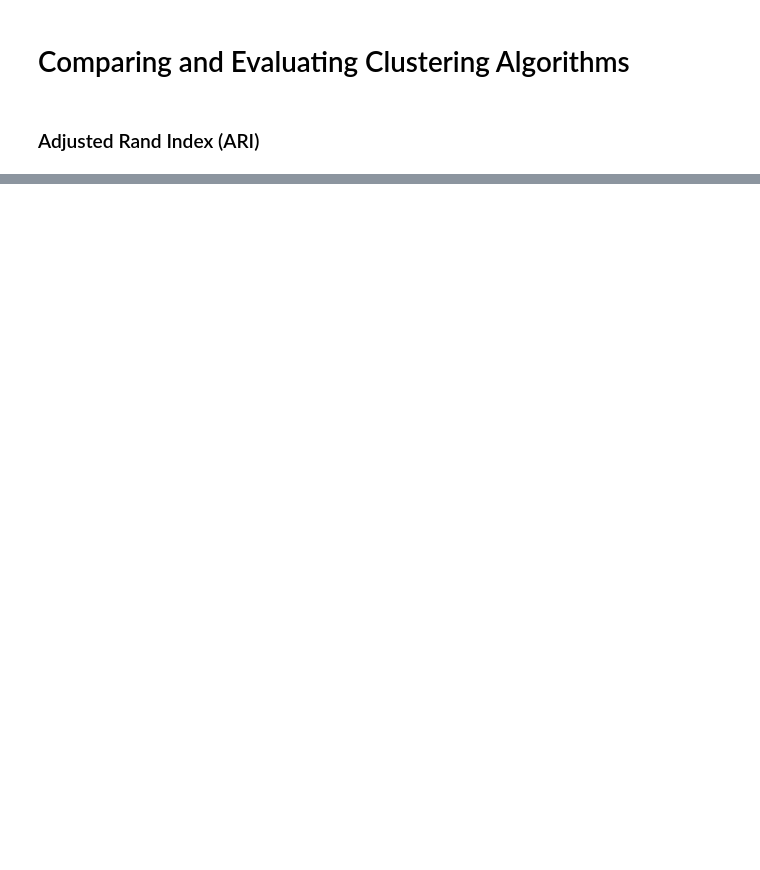
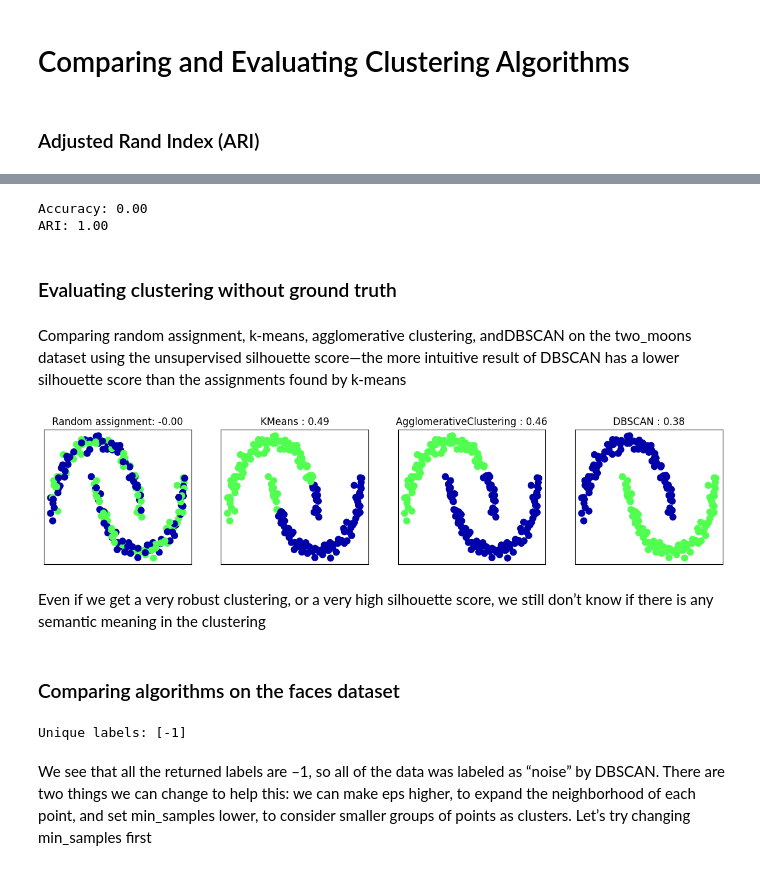
Before and after one commit to jurgenfolz/Machine-Learning-Examples, a Jupyter notebook: Unsupervised Learning/Clustering/Comparing and Evaluating Clustering Algorithms.ipynb, the cells around one changed output, grey strips where cells are left out. Cells and saved outputs as stored; diff of their text form; code cells hidden in the pictures; blank space fills up the shorter version.

```diff
--- a/Unsupervised Learning/Clustering/Comparing and Evaluating Clustering Algorithms.ipynb
+++ b/Unsupervised Learning/Clustering/Comparing and Evaluating Clustering Algorithms.ipynb
@@ -37,0 +43,44 @@ for ax, algorithm in zip(axes[1:], algorithms):
+# %%
+# these two labelings of points correspond to the same clustering
+clusters1 = [0, 0, 1, 1, 0]
+clusters2 = [1, 1, 0, 0, 1]
+# accuracy is zero, as none of the labels are the same
+print(f"Accuracy: {accuracy_score(clusters1, clusters2):.2f}")
+# adjusted rand score is 1, as the clustering is exactly the same
+print(f"ARI: {adjusted_rand_score(clusters1, clusters2):.2f}")
+# %% [output]
+Accuracy: 0.00
+ARI: 1.00
+# %% [markdown]
+### Evaluating clustering without ground truth
+# %% [markdown]
+Comparing random assignment, k-means, agglomerative clustering, andDBSCAN on the two_moons dataset using the unsupervised silhouette score—the more intuitive result of DBSCAN has a lower silhouette score than the assignments found by k-means
+# %%
+from sklearn.metrics.cluster import silhouette_score
+X, y = make_moons(n_samples=200, noise=0.05, random_state=0)
+# rescale the data to zero mean and unit variance
+scaler = StandardScaler()
+scaler.fit(X)
+X_scaled = scaler.transform(X)
+fig, axes = plt.subplots(1, 4, figsize=(15, 3),
+subplot_kw={'xticks': (), 'yticks': ()})
+# create a random cluster assignment for reference
+random_state = np.random.RandomState(seed=0)
+random_clusters = random_state.randint(low=0, high=2, size=len(X))
+# plot random assignment
+axes[0].scatter(X_scaled[:, 0], X_scaled[:, 1], c=random_clusters,
+cmap=mglearn.cm3, s=60)
+axes[0].set_title(f"Random assignment: {silhouette_score(X_scaled, random_clusters):.2f}")
+algorithms = [KMeans(n_clusters=2), AgglomerativeClustering(n_clusters=2),
+DBSCAN()]
+for ax, algorithm in zip(axes[1:], algorithms):
+    clusters = algorithm.fit_predict(X_scaled)
+    # plot the cluster assignments and cluster centers
+    ax.scatter(X_scaled[:, 0], X_scaled[:, 1], c=clusters, cmap=mglearn.cm3,s=60)
+    ax.set_title(f"{algorithm.__class__.__name__} : {silhouette_score(X_scaled, clusters):.2f}")
+# %% [output]
+[figure, added]
+# %% [markdown]
+Even if we get a very robust clustering, or a very high silhouette score, we still don’t know if there is any semantic meaning in the clustering
+# %% [markdown]
+### Comparing algorithms on the faces dataset
@@ -37,0 +98,9 @@ for ax, algorithm in zip(axes[1:], algorithms):
+# %%
+# apply DBSCAN with default parameters
+dbscan = DBSCAN()
+labels = dbscan.fit_predict(X_pca)
+print(f"Unique labels: {np.unique(labels)}")
+# %% [output]
+Unique labels: [-1]
+# %% [markdown]
+We see that all the returned labels are –1, so all of the data was labeled as “noise” by DBSCAN. There are two things we can change to help this: we can make eps higher, to expand the neighborhood of each point, and set min_samples lower, to consider smaller groups of points as clusters. Let’s try changing min_samples first
```
Also changed, not shown: parts of 10 cells of this notebook.
